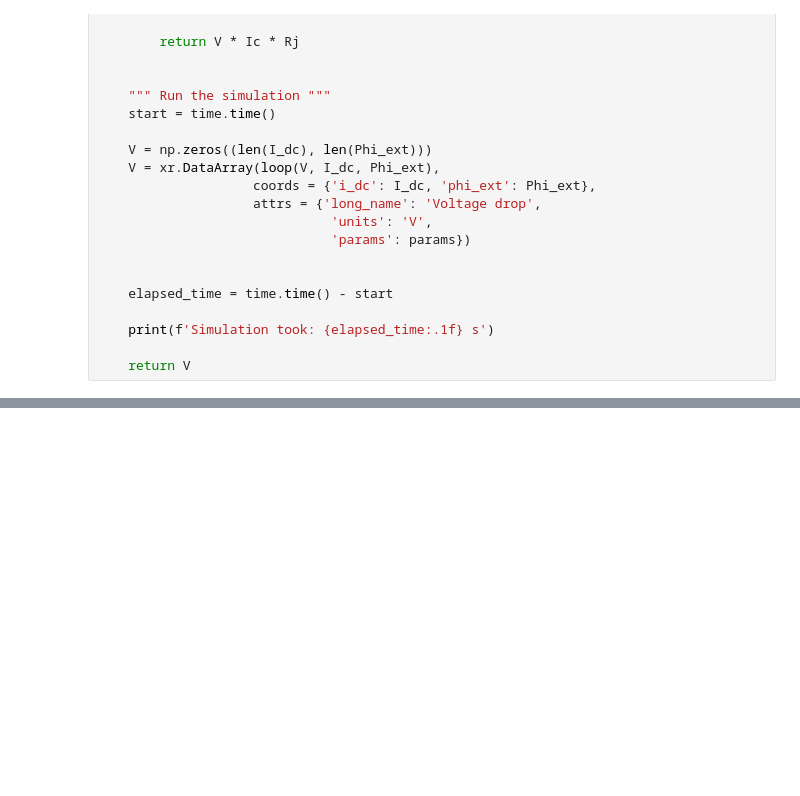
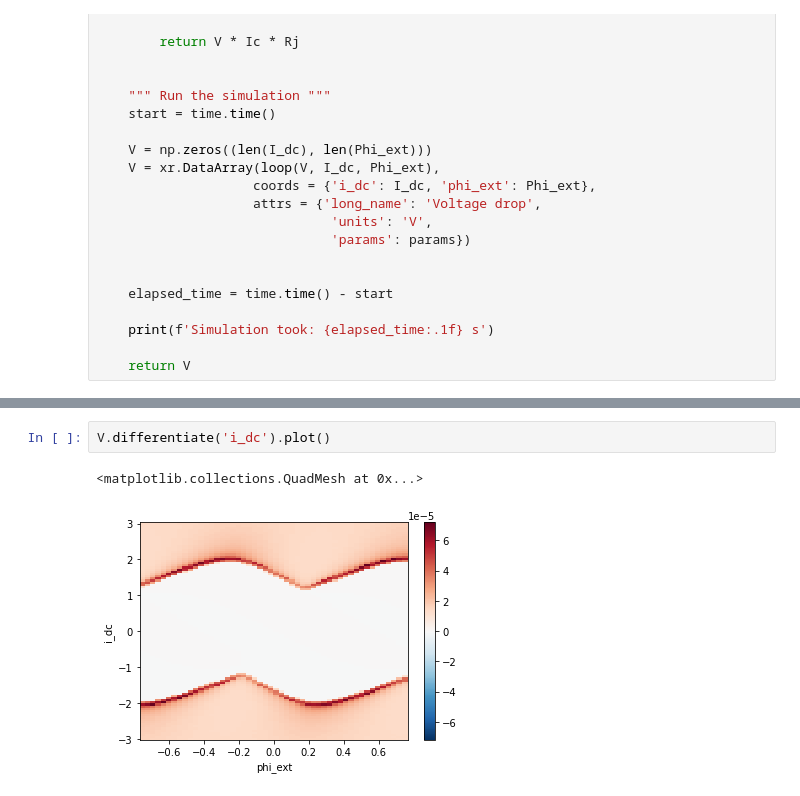
Before and after one commit to andreaiorio/RSJ-Simulator, a Jupyter notebook: RSJ SQUID.ipynb, the cells around one changed output, grey strips where cells are left out. Saved outputs shown, nothing was run; the diff lists cells and outputs as text; blank space fills up the shorter version.

```diff
--- a/RSJ SQUID.ipynb
+++ b/RSJ SQUID.ipynb
@@ -213,0 +249,5 @@ V.differentiate('i_dc').plot()
+# %%
+V.differentiate('i_dc').plot()
+# %% [output]
+<matplotlib.collections.QuadMesh at 0x...>
+[figure, added]
```
Also changed, not shown: parts of 13 cells of this notebook.
